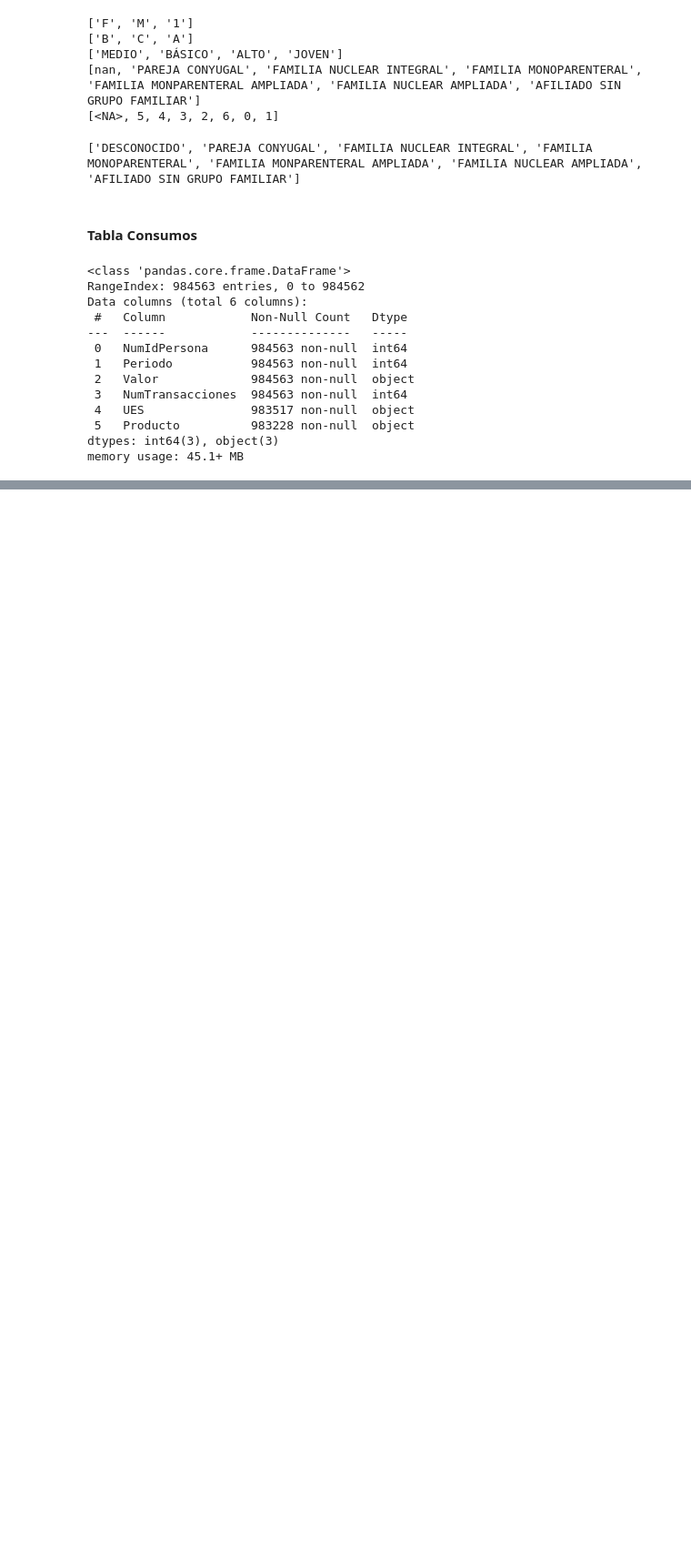
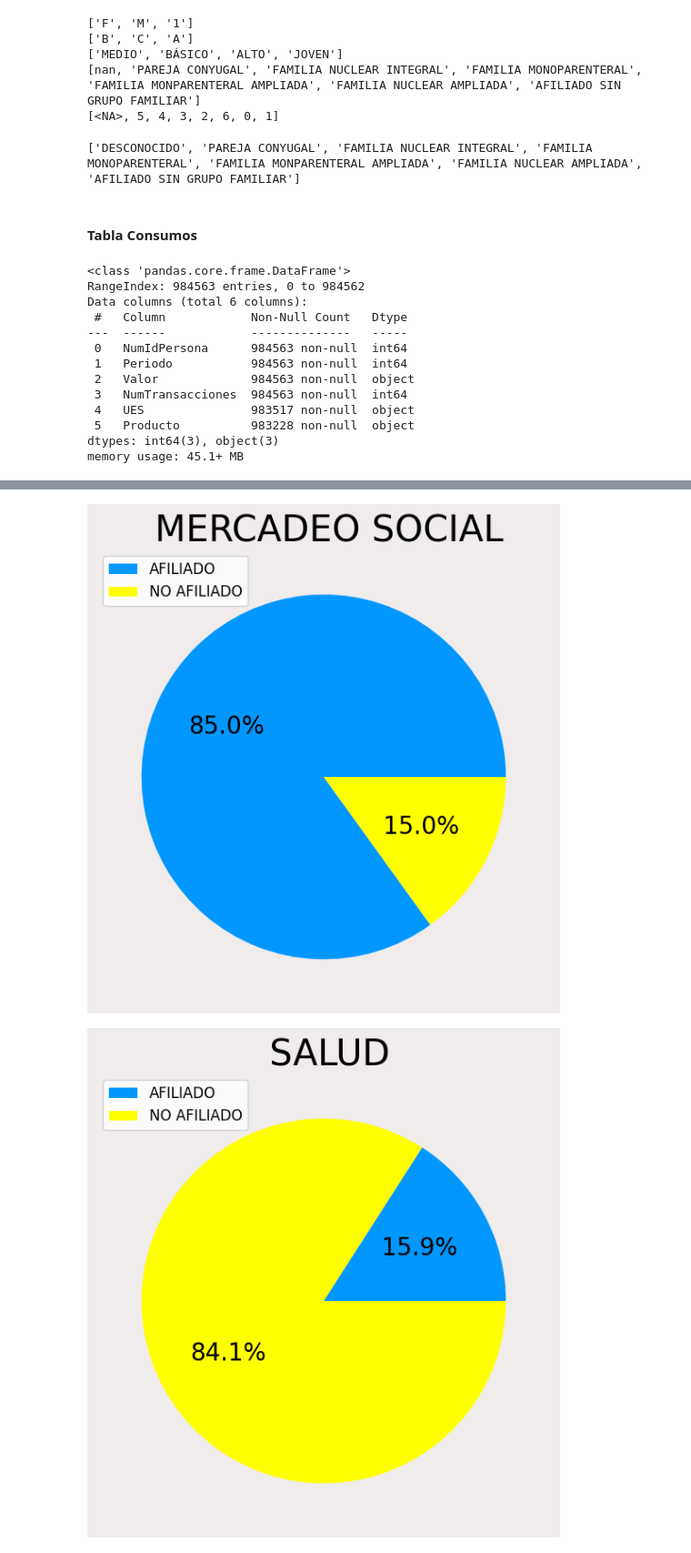
Before and after one commit to DanielAndresD/prueba-tecnica-colsubsidio, a Jupyter notebook: analisis_data.ipynb, the cells around one changed output, grey strips where cells are left out. Shown at 91% size. Cells and saved outputs as stored; diff of their text form; code cells hidden in the pictures; blank space fills up the shorter version.

```diff
--- a/analisis_data.ipynb
+++ b/analisis_data.ipynb
@@ -248,0 +381,31 @@ consumos_df['Producto']=consumos_df['Producto'].fillna('DESCONOCIDO')
+# %%
+# Agrupar el DataFrame por "UES" y "Afiliacion" y sumar "NumTransacciones"
+agrupado_2 = empresas_personas_consumos_join.groupby(['UES', 'Afiliacion'])['NumTransacciones'].sum()
+
+# Obtener la lista de UES únicas
+ues_list = empresas_personas_consumos_join['UES'].unique()
+
+# Especificar los colores de las secciones
+colors = ['#0297ff', '#ffff01']
+
+# Configurar el tamaño de la figura
+fig_size = (8, 6)
+
+# Iterar a través de cada UES y crear un gráfico de torta
+for ues in ues_list:
+    # Filtrar el DataFrame para la UES actual
+    df = agrupado_2.loc[ues]
+
+    # Crear el gráfico de torta
+    fig4, ax = plt.subplots(figsize=fig_size,facecolor=col_fondo)
+    ax.pie(df, colors=colors, autopct='%1.1f%%', textprops={'fontsize': ft_sz_label})
+    ax.set_title(f' {ues}', fontsize=ft_sz_title)
+    ax.legend(loc='upper left', fontsize=12, labels=df.index)
+    fig4.savefig(img_folder+f'ues_afiliados_{ues}.png', dpi=100)
+    fig4.tight_layout()
+
+    # Mostrar el gráfico
+    plt.show()
+# %% [output]
+[figure, added]
+[figure, added]
```
Also changed, not shown: parts of 23 cells of this notebook, 15 other files.
